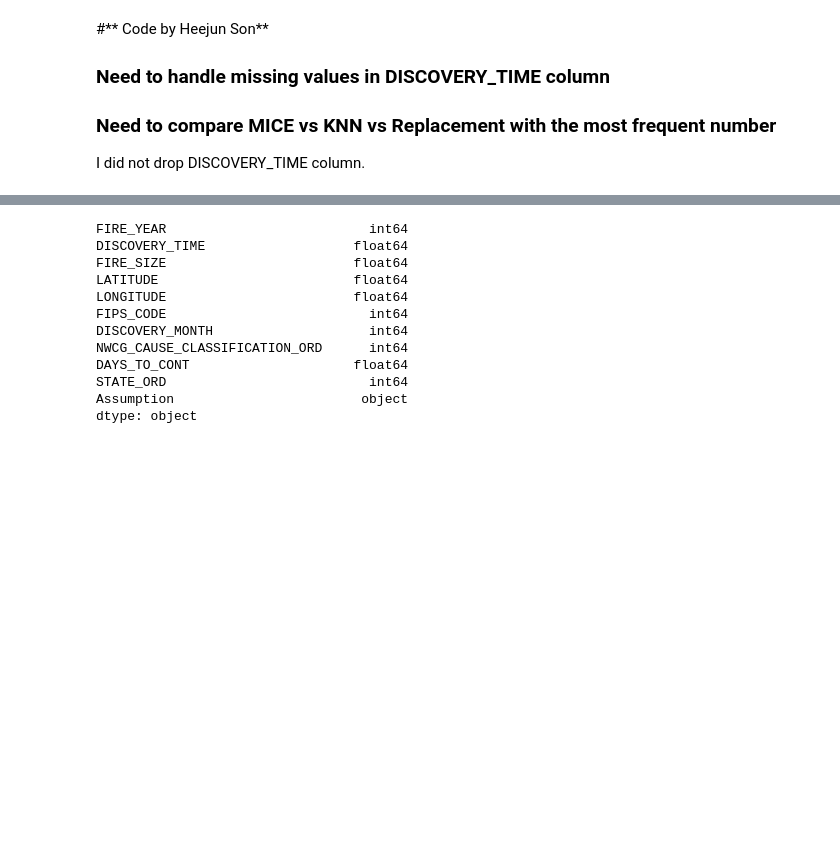
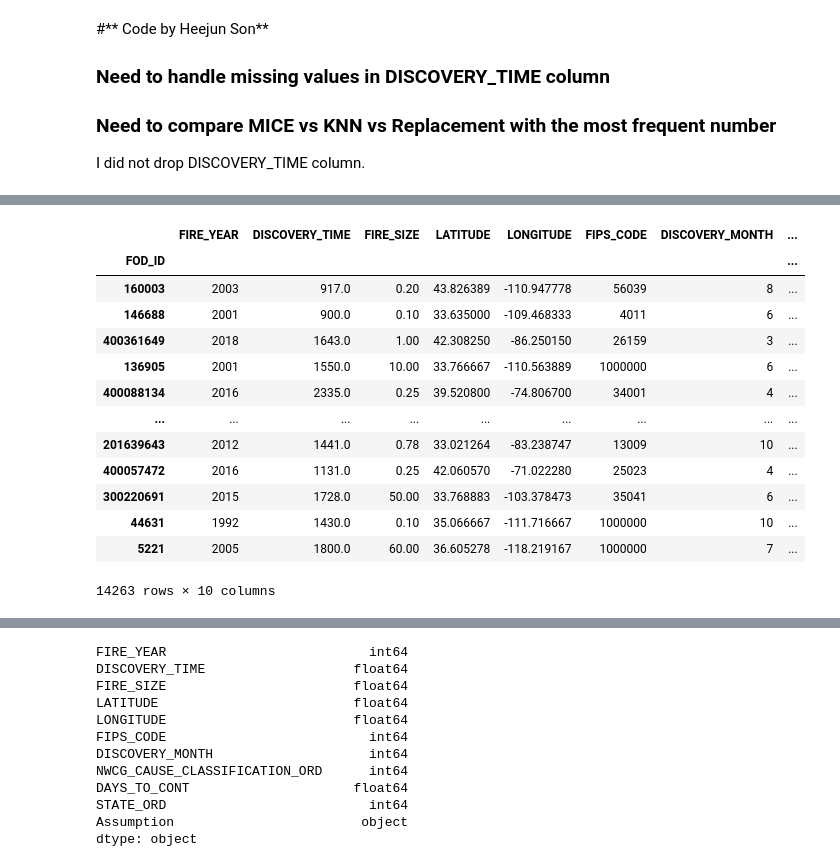
Before and after one commit to HeejunSon/HeejunSon, a Jupyter notebook: DS440_Assignment_4_(1_dataset).ipynb, the cells around one changed output, grey strips where cells are left out. Saved outputs shown, nothing was run; the diff lists cells and outputs as text; code cells hidden in the pictures; blank space fills up the shorter version.

```diff
--- a/DS440_Assignment_4_(1_dataset).ipynb
+++ b/DS440_Assignment_4_(1_dataset).ipynb
@@ -167,3 +229,22 @@ I did not drop DISCOVERY_TIME column.
+# %%
+#Drop all the NaN values
+Fires_Drop = Fires.sample(frac=1,random_state=0).dropna()
+Fires_Drop
+# %% [output]
+|  | FIRE_YEAR | DISCOVERY_TIME | FIRE_SIZE | LATITUDE | LONGITUDE | FIPS_CODE | DISCOVERY_MONTH | ... |
+| FOD_ID |  |  |  |  |  |  |  | ... |
+| 160003 | 2003 | 917.0 | 0.20 | 43.826389 | -110.947778 | 56039 | 8 | ... |
+| 146688 | 2001 | 900.0 | 0.10 | 33.635000 | -109.468333 | 4011 | 6 | ... |
+| 400361649 | 2018 | 1643.0 | 1.00 | 42.308250 | -86.250150 | 26159 | 3 | ... |
+| 136905 | 2001 | 1550.0 | 10.00 | 33.766667 | -110.563889 | 1000000 | 6 | ... |
+| 400088134 | 2016 | 2335.0 | 0.25 | 39.520800 | -74.806700 | 34001 | 4 | ... |
+| ... | ... | ... | ... | ... | ... | ... | ... | ... |
+| 201639643 | 2012 | 1441.0 | 0.78 | 33.021264 | -83.238747 | 13009 | 10 | ... |
+| 400057472 | 2016 | 1131.0 | 0.25 | 42.060570 | -71.022280 | 25023 | 4 | ... |
+| 300220691 | 2015 | 1728.0 | 50.00 | 33.768883 | -103.378473 | 35041 | 6 | ... |
+| 44631 | 1992 | 1430.0 | 0.10 | 35.066667 | -111.716667 | 1000000 | 10 | ... |
+| 5221 | 2005 | 1800.0 | 60.00 | 36.605278 | -118.219167 | 1000000 | 7 | ... |
+14263 rows × 10 columns
 # %%
 #Replace with the most_Frequent value
 Fires_Freq = Fires.sample(frac=1,random_state=0)
```
Also changed, not shown: parts of 15 cells of this notebook.
